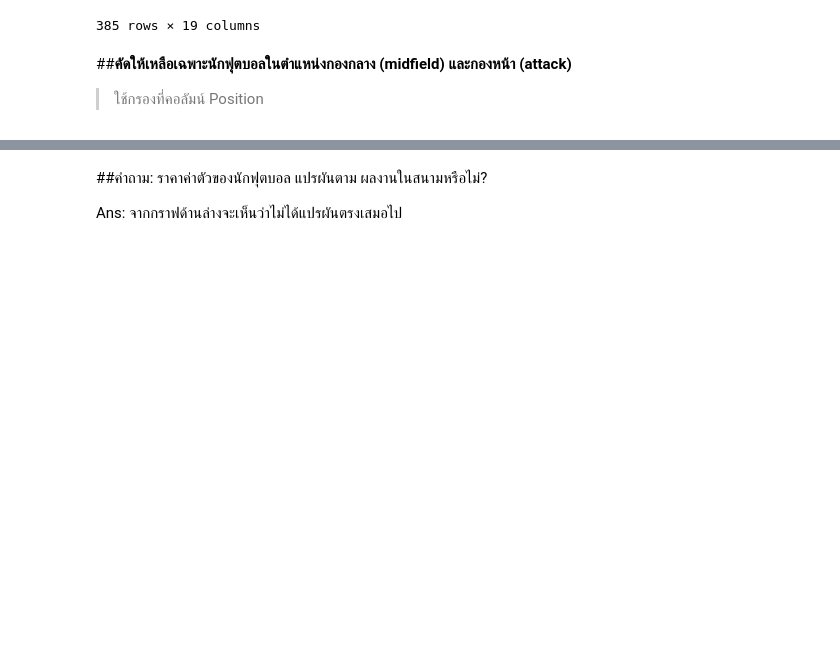
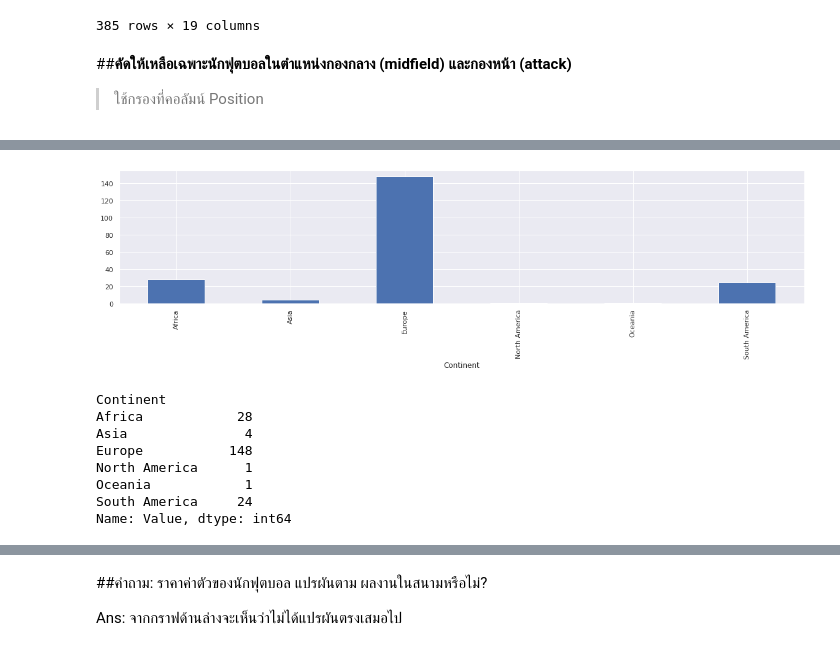
Before and after one commit to TheAmericanoO/Mini-Project-DADS5001, a Jupyter notebook: Mini_Project_6420422023.ipynb, the cells around one changed output, grey strips where cells are left out. Cells and saved outputs as stored; diff of their text form; code cells hidden in the pictures; blank space fills up the shorter version.

```diff
--- a/Mini_Project_6420422023.ipynb
+++ b/Mini_Project_6420422023.ipynb
@@ -240,0 +276,14 @@ n, bins, patches = plt.hist(df_new['Value'], 10, facecolor='r', alpha=0.75)
+# %%
+df_new.groupby('Continent')['Value'].count().plot.bar()
+plt.show()
+df_new.groupby('Continent')['Value'].count()
+# %% [output]
+[figure, added]
+Continent
+Africa            28
+Asia               4
+Europe           148
+North America      1
+Oceania            1
+South America     24
+Name: Value, dtype: int64
```
Also changed, not shown: parts of 17 cells of this notebook.
